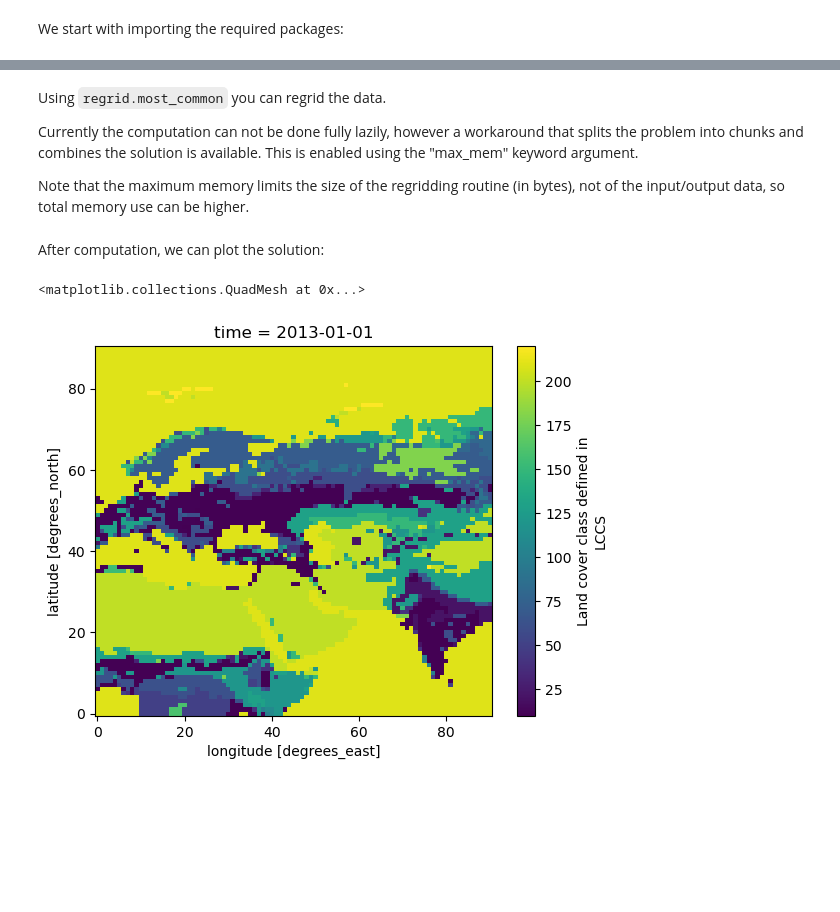
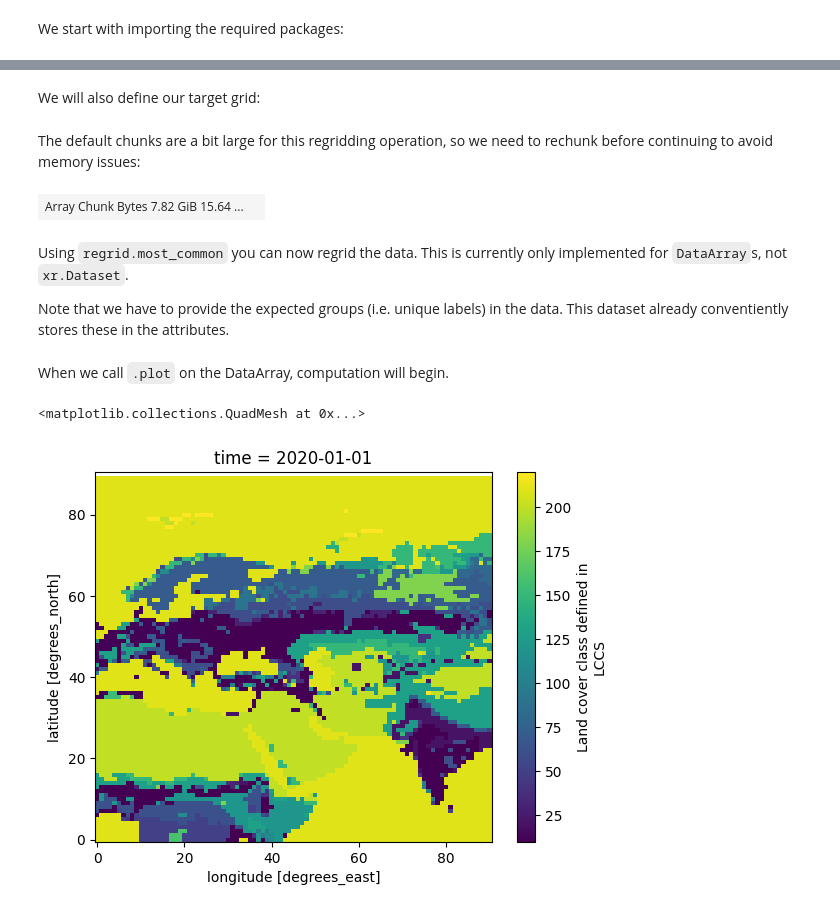
Before and after one commit to xarray-contrib/xarray-regrid, a Jupyter notebook: docs/notebooks/demos/demo_most_common.ipynb, the cells around one changed output, grey strips where cells are left out. Cells and saved outputs as stored; diff of their text form; code cells hidden in the pictures; blank space fills up the shorter version.

Commit message:
Implement new "most common" regridder.

```diff
--- a/docs/notebooks/demos/demo_most_common.ipynb
+++ b/docs/notebooks/demos/demo_most_common.ipynb
@@ -23,21 +23,10 @@ We will also define our target grid:
 # %%
 ds = xr.open_dataset(
-    "../ESACCI-LC-L4-LCCS-Map-300m-P1Y-2013-v2.0.7cds.nc",
-    chunks={"lat": 2000, "lon": 2000},
+    "/data/C3S-LC-L4-LCCS-Map-300m-P1Y-2020-v2.1.1.nc",
+    chunks="auto",
 )
 
-ds = ds[["lccs_class"]]  # Only take the class variable.
-ds = ds.sortby(["lat", "lon"])
-ds = ds.rename({"lat": "latitude", "lon": "longitude"})
-
-from xarray_regrid import Grid, create_regridding_dataset
-
-new_grid = Grid(
-    north=90,
-    east=90,
-    south=0,
-    west=0,
-    resolution_lat=1,
-    resolution_lon=1,
-)
-target_dataset = create_regridding_dataset(new_grid)
+da = ds["lccs_class"]  # Only take the class variable.
+da = da.sortby(["lat", "lon"])
+da = da.rename({"lat": "latitude", "lon": "longitude"})
+da
@@ -44,15 +59,35 @@ target_dataset = create_regridding_dataset(new_grid)
-# %% [markdown]
-Using `regrid.most_common` you can regrid the data.
-
-Currently the computation can not be done fully lazily, however a workaround that splits the problem into chunks and combines the solution is available. This is enabled using the "max_mem" keyword argument.
-
-Note that the maximum memory limits the size of the regridding routine (in bytes), not of the input/output data, so total memory use can be higher.
+# %% [markdown]
+We will also define our target grid:
+# %%
+from xarray_regrid import Grid
+
+target_dataset = Grid(
+    north=90,
+    east=90,
+    south=0,
+    west=0,
+    resolution_lat=1,
+    resolution_lon=1,
+).create_regridding_dataset()
+# %% [markdown]
+The default chunks are a bit large for this regridding operation, so we need to rechunk before continuing to avoid memory issues:
+# %%
+da = da.chunk({"time": -1, "latitude": 4050, "longitude": 4050})
+da.data
+# %% [output]
+| Array Chunk Bytes 7.82 GiB 15.64 ... |  |
+# %% [markdown]
+Using `regrid.most_common` you can now regrid the data. This is currently only implemented for `DataArray`s, not `xr.Dataset`.
+
+Note that we have to provide the expected groups (i.e. unique labels) in the data. This dataset already conventiently stores these in the attributes.
 # %%
-ds_regrid = ds.regrid.most_common(target_dataset, time_dim="time", max_mem=1e9)
+da_regrid = da.regrid.most_common(
+    target_dataset, expected_groups=da.attrs["flag_values"], time_dim="time"
+)
-# %% [markdown]
-After computation, we can plot the solution:
+# %% [markdown]
+When we call `.plot` on the DataArray, computation will begin.
 # %%
-ds_regrid["lccs_class"].plot(x="longitude")
+da_regrid.plot(x="longitude")
 # %% [output]
 <matplotlib.collections.QuadMesh at 0x...>
-[figure, old version]
+[figure, new version]
```
Also changed, not shown: parts of 2 cells of this notebook, 7 other files.
